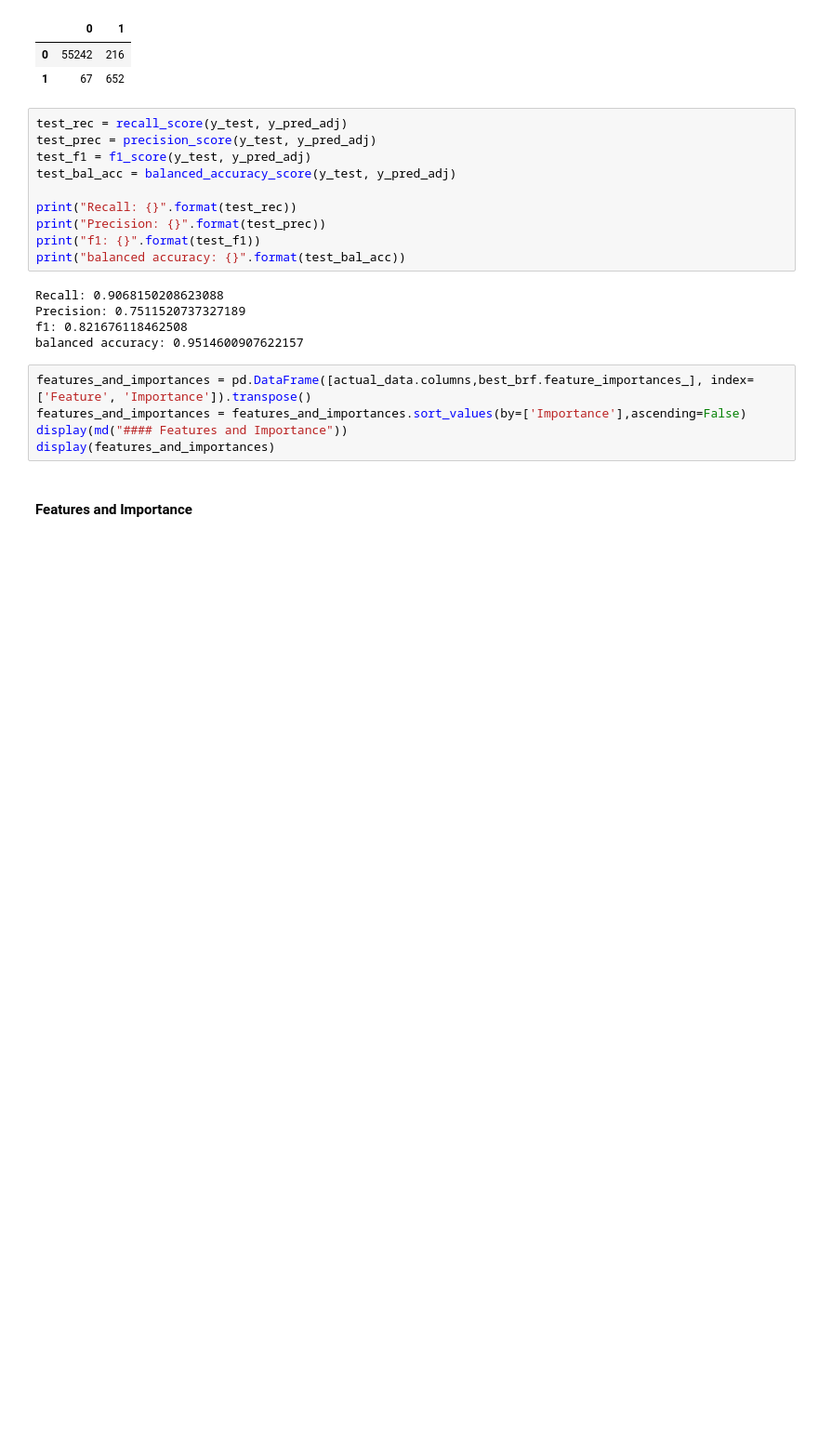
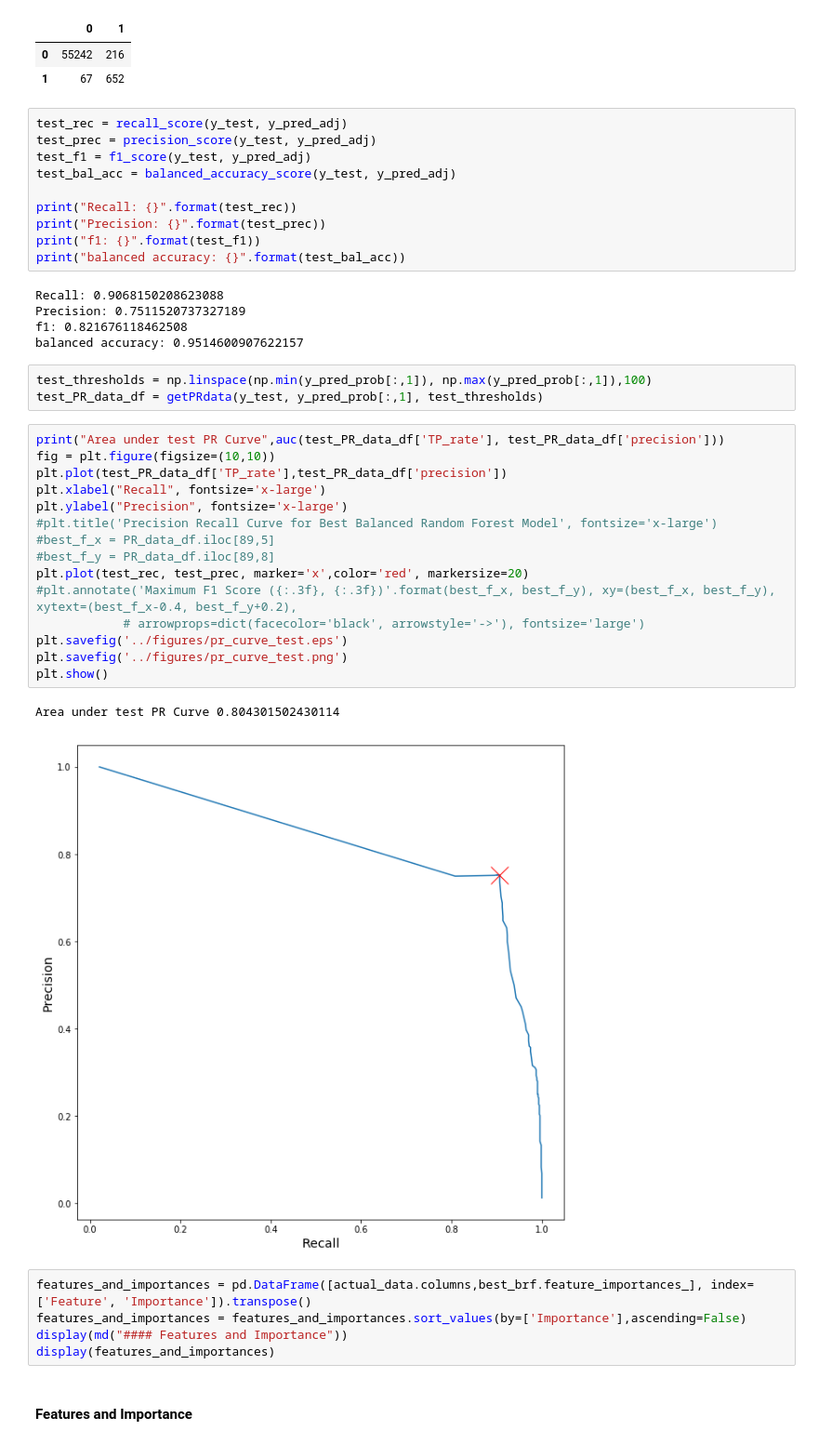
Before and after one commit to mwnewlin/AFIT, a Jupyter notebook: CSCE 623/project/code/NEWLIN_Project.ipynb, the cells around one changed output. Shown at 93% size. Cells and saved outputs as stored; diff of their text form; blank space fills up the shorter version.

```diff
--- a/CSCE 623/project/code/NEWLIN_Project.ipynb
+++ b/CSCE 623/project/code/NEWLIN_Project.ipynb
@@ -911,6 +911,27 @@ Recall: 0.9068150208623088
 Precision: 0.7511520737327189
 f1: 0.821676118462508
 balanced accuracy: 0.9514600907622157
+# %%
+test_thresholds = np.linspace(np.min(y_pred_prob[:,1]), np.max(y_pred_prob[:,1]),100)
+test_PR_data_df = getPRdata(y_test, y_pred_prob[:,1], test_thresholds)
+# %%
+print("Area under test PR Curve",auc(test_PR_data_df['TP_rate'], test_PR_data_df['precision']))
+fig = plt.figure(figsize=(10,10))
+plt.plot(test_PR_data_df['TP_rate'],test_PR_data_df['precision'])
+plt.xlabel("Recall", fontsize='x-large')
+plt.ylabel("Precision", fontsize='x-large')
+#plt.title('Precision Recall Curve for Best Balanced Random Forest Model', fontsize='x-large')
+#best_f_x = PR_data_df.iloc[89,5]
+#best_f_y = PR_data_df.iloc[89,8]
+plt.plot(test_rec, test_prec, marker='x',color='red', markersize=20)
+#plt.annotate('Maximum F1 Score ({:.3f}, {:.3f})'.format(best_f_x, best_f_y), xy=(best_f_x, best_f_y), xytext=(best_f_x-0.4, best_f_y+0.2),
+            # arrowprops=dict(facecolor='black', arrowstyle='->'), fontsize='large')
+plt.savefig('../figures/pr_curve_test.eps')
+plt.savefig('../figures/pr_curve_test.png')
+plt.show()
+# %% [output]
+Area under test PR Curve 0.804301502430114
+[figure, added]
 # %%
 features_and_importances = pd.DataFrame([actual_data.columns,best_brf.feature_importances_], index=['Feature', 'Importance']).transpose()
 features_and_importances = features_and_importances.sort_values(by=['Importance'],ascending=False)
```
Also changed, not shown: 3 other files.
